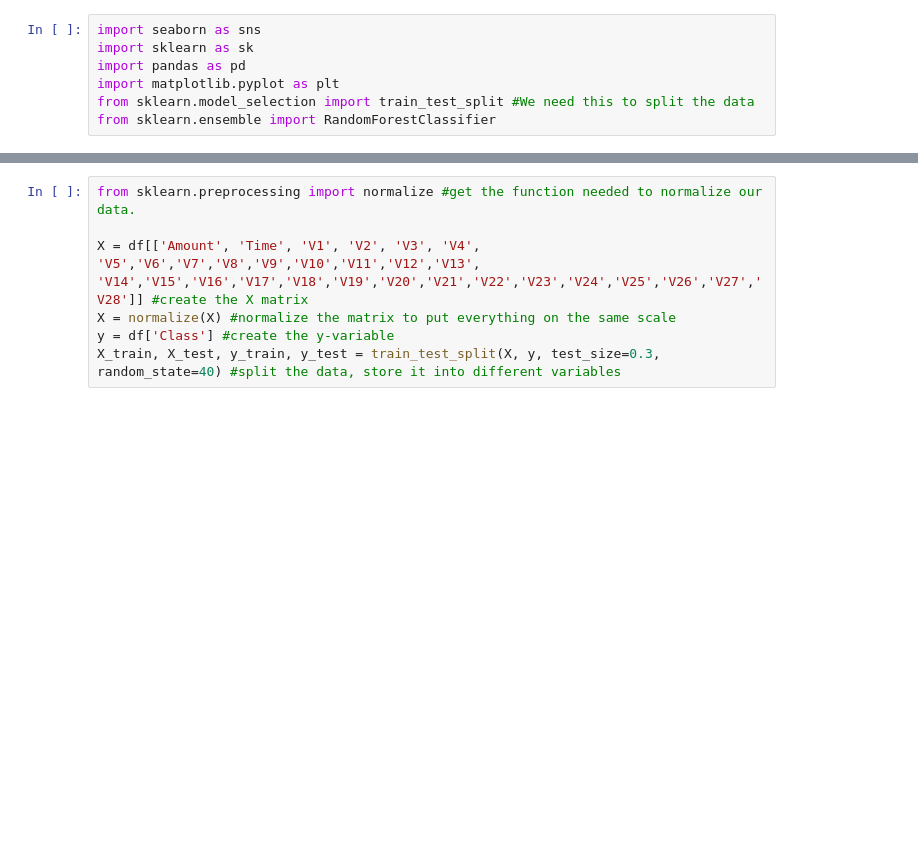
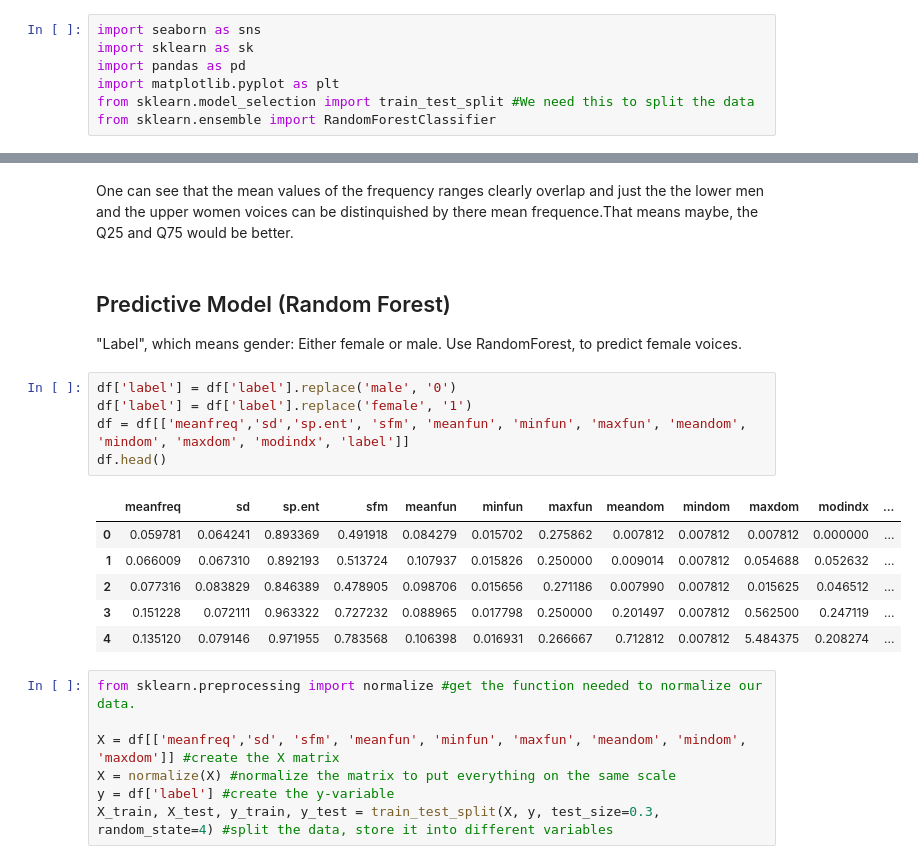
Before and after one commit to MirCHeineken/Assignement_FML_4-5_VoiceReg, a Jupyter notebook: Voice Recognition.ipynb, the cells around one changed output, grey strips where cells are left out. Cells and saved outputs as stored; diff of their text form; blank space fills up the shorter version.

```diff
--- a/Voice Recognition.ipynb
+++ b/Voice Recognition.ipynb
@@ -30,7 +91,25 @@ With Classification
+# %% [markdown]
+One can see that the mean values of the frequency ranges clearly overlap and just the the lower men and the upper women voices can be distinquished by there mean frequence.That means maybe, the Q25 and Q75 would be better.
+# %% [markdown]
+## Predictive Model (Random Forest)
+"Label", which means gender: Either female or male.
+Use RandomForest, to predict female voices.
+# %%
+df['label'] = df['label'].replace('male', '0')
+df['label'] = df['label'].replace('female', '1')
+df = df[['meanfreq','sd','sp.ent', 'sfm', 'meanfun', 'minfun', 'maxfun', 'meandom', 'mindom', 'maxdom', 'modindx', 'label']]
+df.head()
+# %% [output]
+|  | meanfreq | sd | sp.ent | sfm | meanfun | minfun | maxfun | meandom | mindom | maxdom | modindx | ... |
+| 0 | 0.059781 | 0.064241 | 0.893369 | 0.491918 | 0.084279 | 0.015702 | 0.275862 | 0.007812 | 0.007812 | 0.007812 | 0.000000 | ... |
+| 1 | 0.066009 | 0.067310 | 0.892193 | 0.513724 | 0.107937 | 0.015826 | 0.250000 | 0.009014 | 0.007812 | 0.054688 | 0.052632 | ... |
+| 2 | 0.077316 | 0.083829 | 0.846389 | 0.478905 | 0.098706 | 0.015656 | 0.271186 | 0.007990 | 0.007812 | 0.015625 | 0.046512 | ... |
+| 3 | 0.151228 | 0.072111 | 0.963322 | 0.727232 | 0.088965 | 0.017798 | 0.250000 | 0.201497 | 0.007812 | 0.562500 | 0.247119 | ... |
+| 4 | 0.135120 | 0.079146 | 0.971955 | 0.783568 | 0.106398 | 0.016931 | 0.266667 | 0.712812 | 0.007812 | 5.484375 | 0.208274 | ... |
 # %%
 from sklearn.preprocessing import normalize #get the function needed to normalize our data.
 
-X = df[['Amount', 'Time', 'V1', 'V2', 'V3', 'V4', 'V5','V6','V7','V8','V9','V10','V11','V12','V13', 'V14','V15','V16','V17','V18','V19','V20','V21','V22','V23','V24','V25','V26','V27','V28']] #create the X matrix
+X = df[['meanfreq','sd', 'sfm', 'meanfun', 'minfun', 'maxfun', 'meandom', 'mindom', 'maxdom']] #create the X matrix
 X = normalize(X) #normalize the matrix to put everything on the same scale
-y = df['Class'] #create the y-variable
-X_train, X_test, y_train, y_test = train_test_split(X, y, test_size=0.3, random_state=40) #split the data, store it into different variables
+y = df['label'] #create the y-variable
+X_train, X_test, y_train, y_test = train_test_split(X, y, test_size=0.3, random_state=4) #split the data, store it into different variables
```
Also changed, not shown: parts of 29 cells of this notebook.
